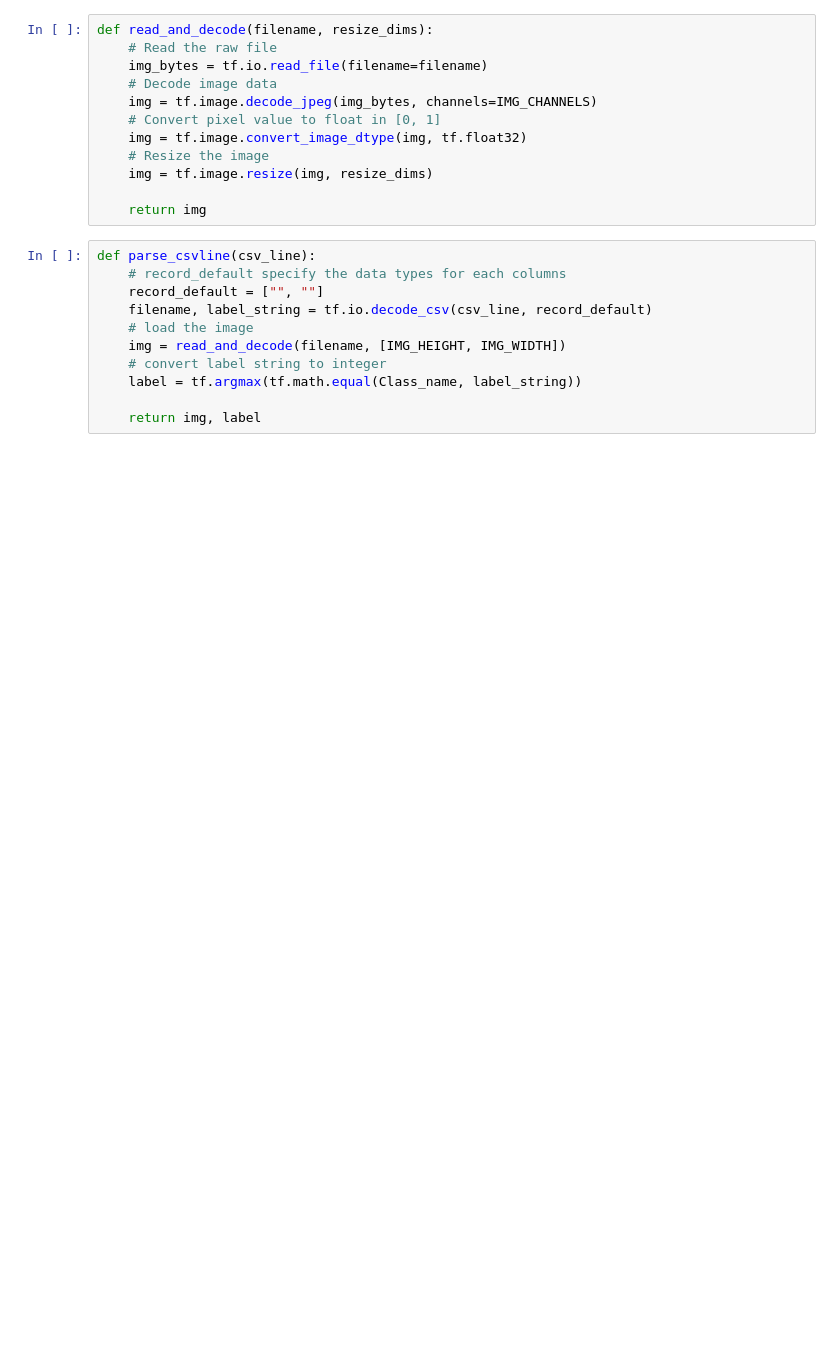
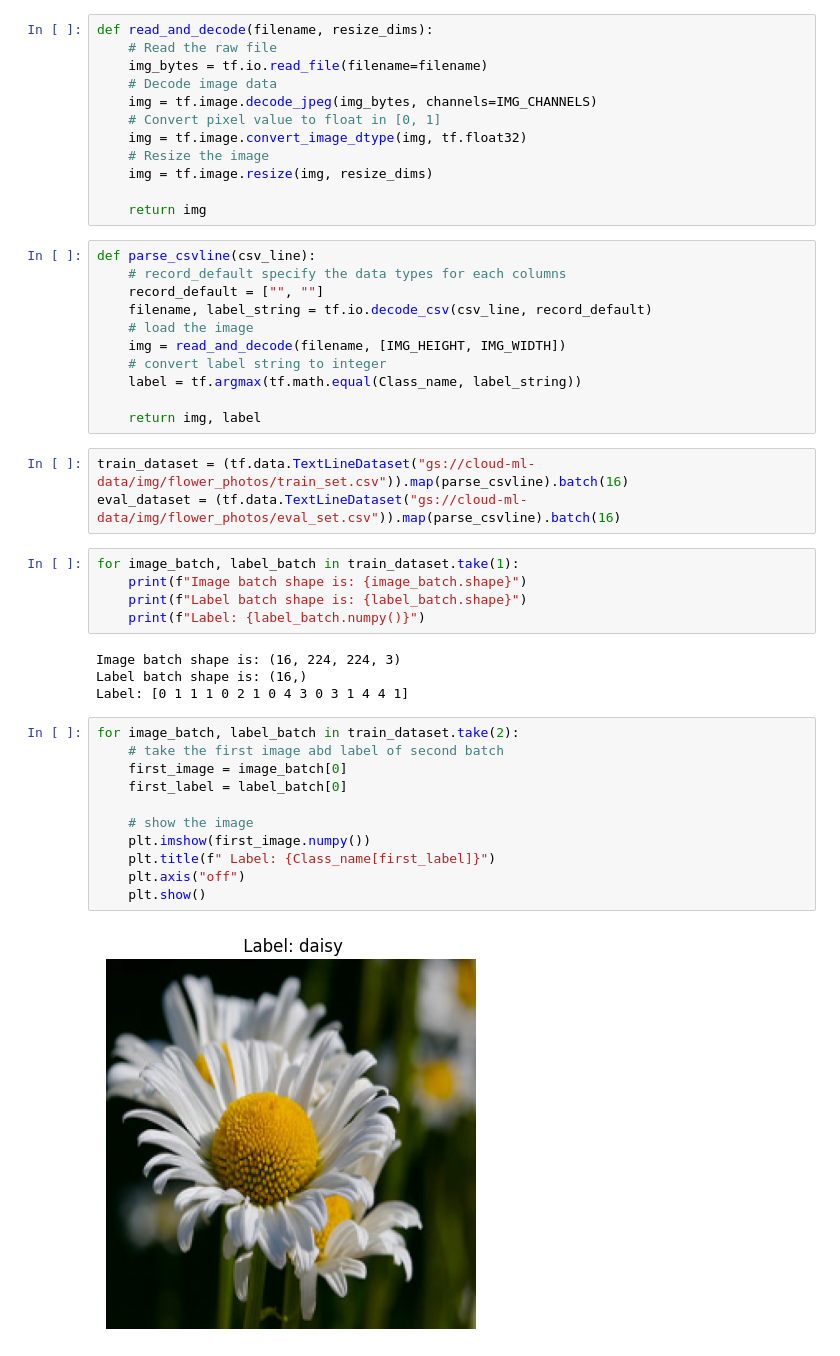
Before and after one commit to mjmousavi97/Computer-Vision, a Jupyter notebook: projects/pro-001/src/Linear_NN_for_images.ipynb, the cells around one changed output. Drawn from its saved outputs; the diff is of its cells as text; blank space fills up the shorter version.

Commit message:
Uploaded the dataset and showed an image.

```diff
--- a/projects/pro-001/src/Linear_NN_for_images.ipynb
+++ b/projects/pro-001/src/Linear_NN_for_images.ipynb
@@ -31,3 +32,28 @@ def parse_csvline(csv_line):
     label = tf.argmax(tf.math.equal(Class_name, label_string))
 
     return img, label
+# %%
+train_dataset = (tf.data.TextLineDataset("gs://cloud-ml-data/img/flower_photos/train_set.csv")).map(parse_csvline).batch(16)
+eval_dataset = (tf.data.TextLineDataset("gs://cloud-ml-data/img/flower_photos/eval_set.csv")).map(parse_csvline).batch(16)
+# %%
+for image_batch, label_batch in train_dataset.take(1):
+    print(f"Image batch shape is: {image_batch.shape}")
+    print(f"Label batch shape is: {label_batch.shape}")
+    print(f"Label: {label_batch.numpy()}")
+# %% [output]
+Image batch shape is: (16, 224, 224, 3)
+Label batch shape is: (16,)
+Label: [0 1 1 1 0 2 1 0 4 3 0 3 1 4 4 1]
+# %%
+for image_batch, label_batch in train_dataset.take(2):
+    # take the first image abd label of second batch
+    first_image = image_batch[0]
+    first_label = label_batch[0]
+
+    # show the image
+    plt.imshow(first_image.numpy())
+    plt.title(f" Label: {Class_name[first_label]}")
+    plt.axis("off")
+    plt.show()
+# %% [output]
+[figure, added]
```
Also changed, not shown: parts of 3 cells of this notebook.
